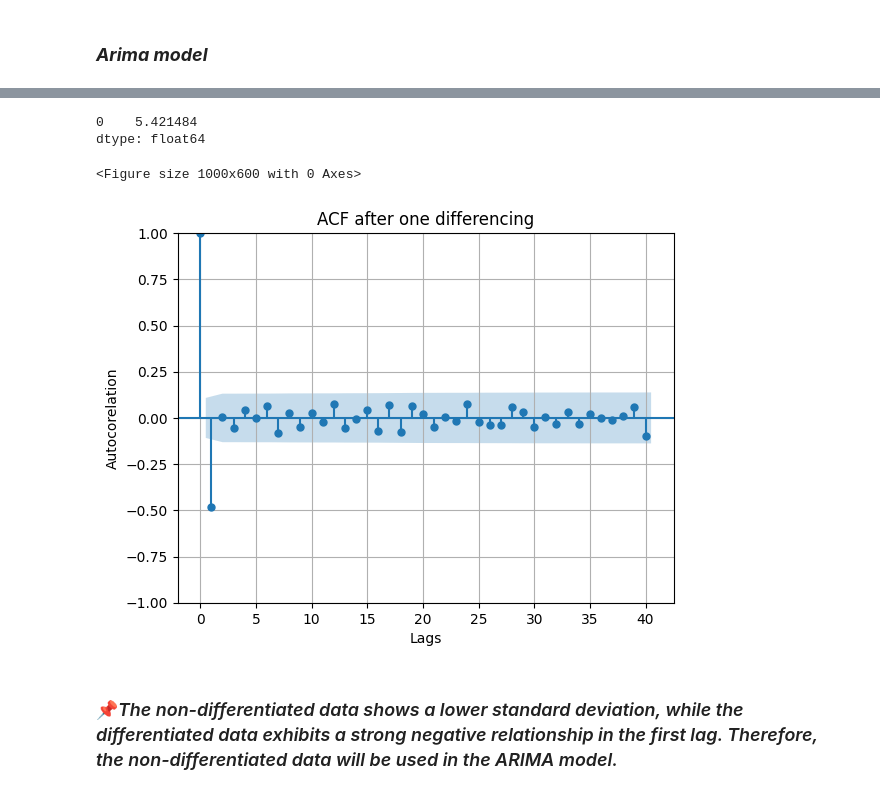
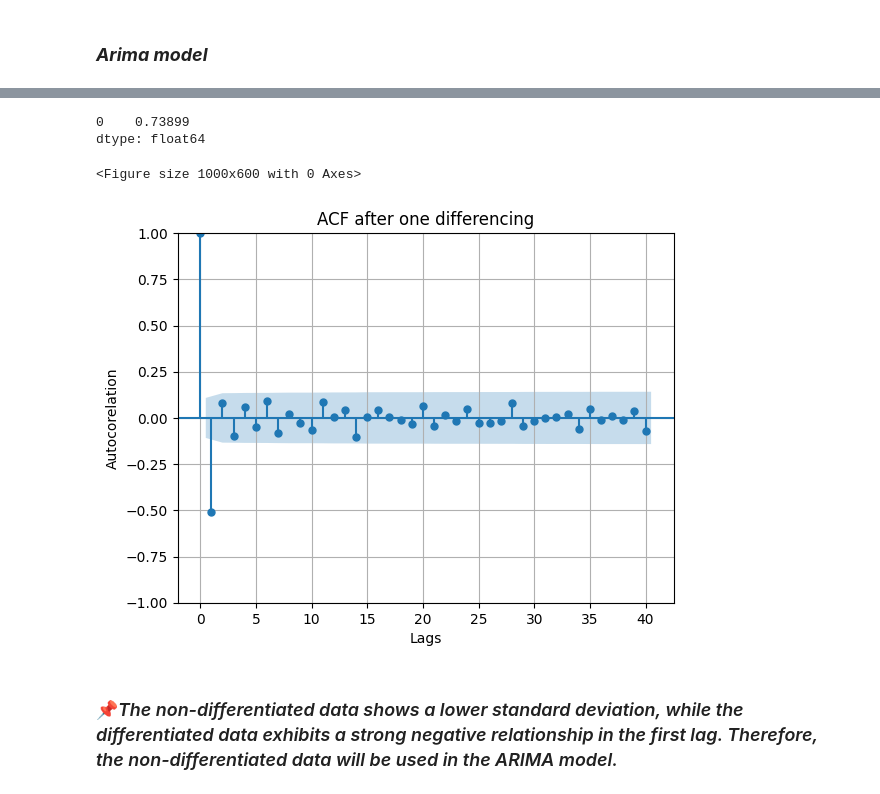
Before and after one commit to CaioMaxximus/CoffeeShop_Analysis, a Jupyter notebook: coffe-store-analisys.ipynb, the cells around one changed output, grey strips where cells are left out. Cells and saved outputs as stored; diff of their text form; code cells hidden in the pictures.

```diff
--- a/coffe-store-analisys.ipynb
+++ b/coffe-store-analisys.ipynb
@@ -296,7 +291,8 @@ plt.show()
 # %% [markdown]
 ### ***Arima model***
 # %%
-re = daily_data
+loged_data = np.log(daily_data)
+re = loged_data
 print(re.std())
 plt.figure(figsize=(10, 6))
 plot_acf(re, lags=40)
@@ -313,18 +309,18 @@ dtype: float64
 # %%
-re = daily_data.diff().dropna()
+re =loged_data.diff().dropna()
 print(re.std())
 plt.figure(figsize=(10, 6))
 plot_acf(re, lags=40)
 plt.title("ACF after one differencing")
 plt.xlabel("Lags")
 plt.ylabel("Autocorelation")
 plt.grid()
 plt.show()
 # %% [output]
-0    5.421484
+0    0.73899
 dtype: float64
 <Figure size 1000x600 with 0 Axes>
-[figure, old version]
+[figure, new version]
 # %% [markdown]
 ### 📌*The non-differentiated data shows a lower standard deviation, while the differentiated data exhibits a strong negative relationship in the first lag. Therefore, the non-differentiated data will be used in the ARIMA model.*
 # %%
```
Also changed, not shown: parts of 24 cells of this notebook.
